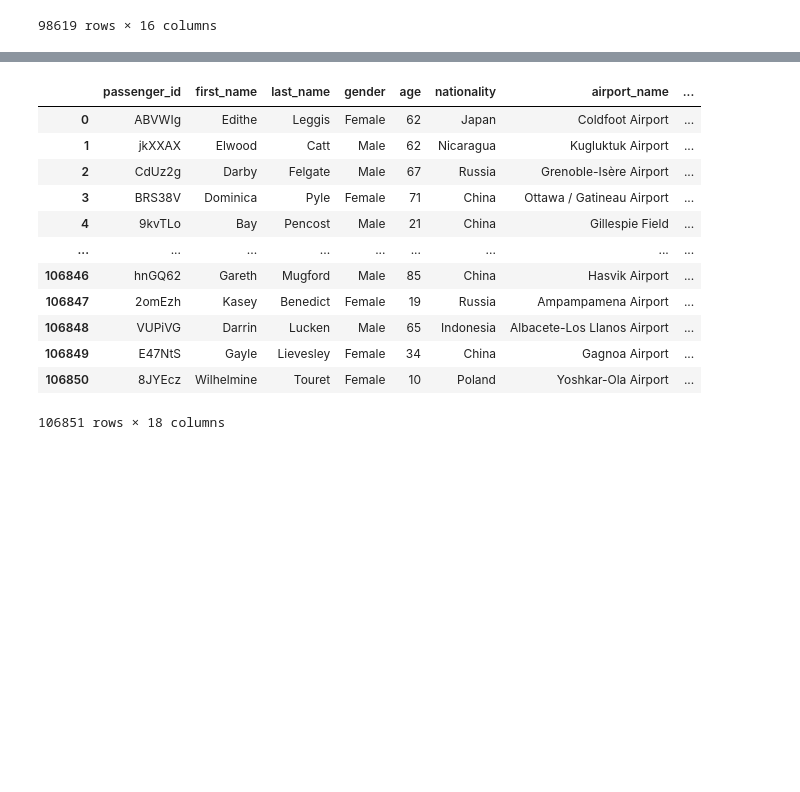
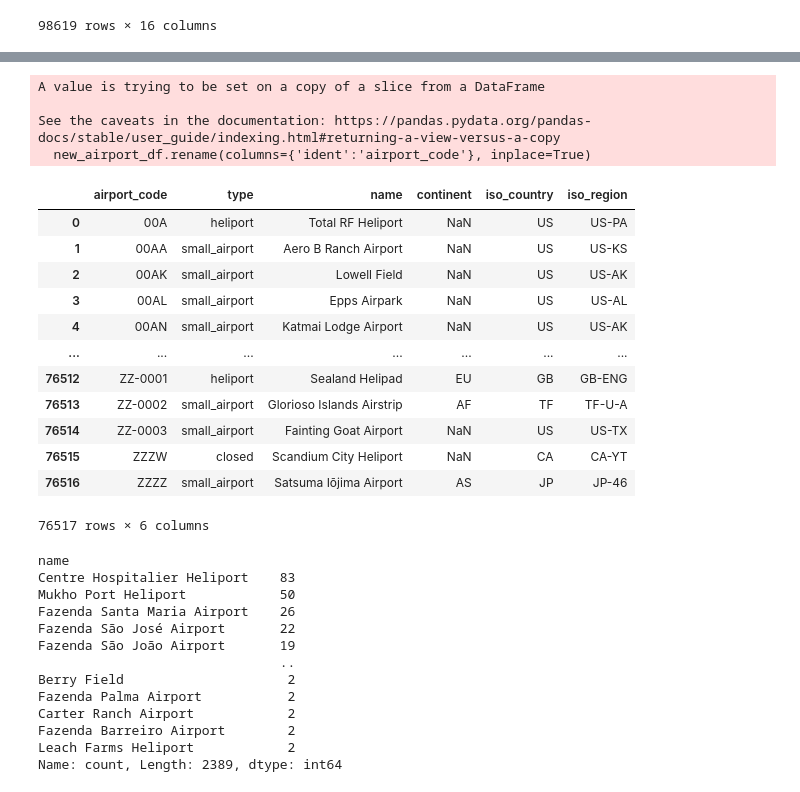
Before and after one commit to medilin-njoki/airline_sql_project, a Jupyter notebook: create_sql.ipynb, the cells around one changed output, grey strips where cells are left out. Drawn from its saved outputs; the diff is of its cells as text; code cells hidden in the pictures; blank space fills up the shorter version.

Commit message:
updated values to database

```diff
--- a/create_sql.ipynb
+++ b/create_sql.ipynb
@@ -108,19 +226,45 @@ new_airport_df
+# %%
+
+new_airport_df = clean_column_names(new_airport_df)
+new_airport_df = clean_airport_columns(new_airport_df)
+new_airport_df.rename(columns={'ident':'airport_code'}, inplace=True)
+new_airport_df
+# %% [output]
+A value is trying to be set on a copy of a slice from a DataFrame
+
+See the caveats in the documentation: https://pandas.pydata.org/pandas-docs/stable/user_guide/indexing.html#returning-a-view-versus-a-copy
+  new_airport_df.rename(columns={'ident':'airport_code'}, inplace=True)
+|  | airport_code | type | name | continent | iso_country | iso_region |
+| 0 | 00A | heliport | Total RF Heliport | NaN | US | US-PA |
+| 1 | 00AA | small_airport | Aero B Ranch Airport | NaN | US | US-KS |
+| 2 | 00AK | small_airport | Lowell Field | NaN | US | US-AK |
+| 3 | 00AL | small_airport | Epps Airpark | NaN | US | US-AL |
+| 4 | 00AN | small_airport | Katmai Lodge Airport | NaN | US | US-AK |
+| ... | ... | ... | ... | ... | ... | ... |
+| 76512 | ZZ-0001 | heliport | Sealand Helipad | EU | GB | GB-ENG |
+| 76513 | ZZ-0002 | small_airport | Glorioso Islands Airstrip | AF | TF | TF-U-A |
+| 76514 | ZZ-0003 | small_airport | Fainting Goat Airport | NaN | US | US-TX |
+| 76515 | ZZZW | closed | Scandium City Heliport | NaN | CA | CA-YT |
+| 76516 | ZZZZ | small_airport | Satsuma Iōjima Airport | AS | JP | JP-46 |
+76517 rows × 6 columns
 # %%
-airport_small_df = new_airport_df[['ident', 'name']]
-clean_flight_df = pd.merge(left=flights_df, right=airport_small_df, left_on='airport_name', right_on='name', how='left')
-clean_flight_df.rename(columns={'ident':'departure_airport'}, inplace=True)
-clean_flight_df
+airport_small_df = new_airport_df[['airport_code', 'name']]
+airport_small_df[airport_small_df['name'].duplicated(keep=False)]
+counts = airport_small_df['name'].value_counts()
+
+# Filter to only those > 1
+counts[counts > 1]
 # %% [output]
-|  | passenger_id | first_name | last_name | gender | age | nationality | airport_name | ... |
-| 0 | ABVWIg | Edithe | Leggis | Female | 62 | Japan | Coldfoot Airport | ... |
-| 1 | jkXXAX | Elwood | Catt | Male | 62 | Nicaragua | Kugluktuk Airport | ... |
-| 2 | CdUz2g | Darby | Felgate | Male | 67 | Russia | Grenoble-Isère Airport | ... |
-| 3 | BRS38V | Dominica | Pyle | Female | 71 | China | Ottawa / Gatineau Airport | ... |
-| 4 | 9kvTLo | Bay | Pencost | Male | 21 | China | Gillespie Field | ... |
-| ... | ... | ... | ... | ... | ... | ... | ... | ... |
-| 106846 | hnGQ62 | Gareth | Mugford | Male | 85 | China | Hasvik Airport | ... |
-| 106847 | 2omEzh | Kasey | Benedict | Female | 19 | Russia | Ampampamena Airport | ... |
-| 106848 | VUPiVG | Darrin | Lucken | Male | 65 | Indonesia | Albacete-Los Llanos Airport | ... |
-| 106849 | E47NtS | Gayle | Lievesley | Female | 34 | China | Gagnoa Airport | ... |
-| 106850 | 8JYEcz | Wilhelmine | Touret | Female | 10 | Poland | Yoshkar-Ola Airport | ... |
-106851 rows × 18 columns
+name
+Centre Hospitalier Heliport    83
+Mukho Port Heliport            50
+Fazenda Santa Maria Airport    26
+Fazenda São José Airport       22
+Fazenda São João Airport       19
+                               ..
+Berry Field                     2
+Fazenda Palma Airport           2
+Carter Ranch Airport            2
+Fazenda Barreiro Airport        2
+Leach Farms Heliport            2
+Name: count, Length: 2389, dtype: int64
```
Also changed, not shown: parts of 13 cells of this notebook.
